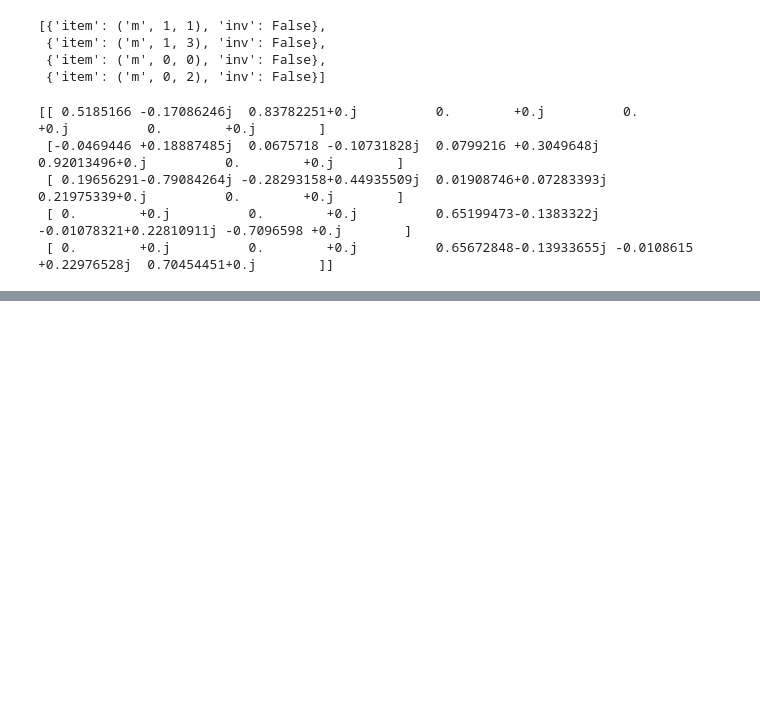
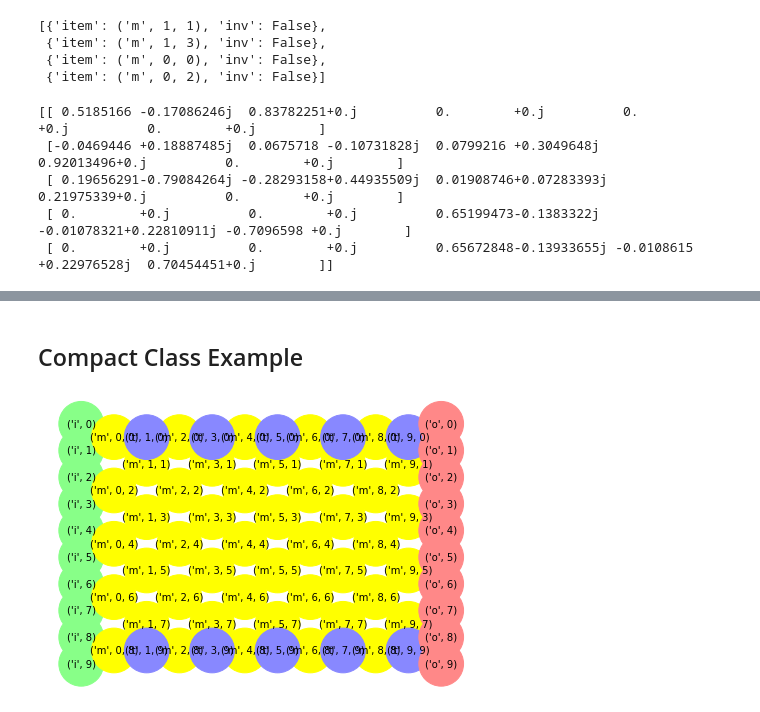
Before and after one commit to brianedw/ClementsMesh, a Jupyter notebook: clements_mesh.ipynb, the cells around one changed output, grey strips where cells are left out. Saved outputs shown, nothing was run; the diff lists cells and outputs as text; code cells hidden in the pictures; blank space fills up the shorter version.

```diff
--- a/clements_mesh.ipynb
+++ b/clements_mesh.ipynb
@@ -997,0 +1303,11 @@ print(np.linalg.multi_dot(list(map(getM, termsRect[-4:]))))
+# %% [markdown]
+## Compact Class Example
+# %%
+U = getRandomUnitaryMatrix(n=10)
+# %%
+mesh = ClementsMesh(U)
+mesh.calibrate()
+# %%
+mesh.plotMesh()
+# %% [output]
+[figure, added]
```
Also changed, not shown: parts of 60 cells of this notebook, 1 other file.
